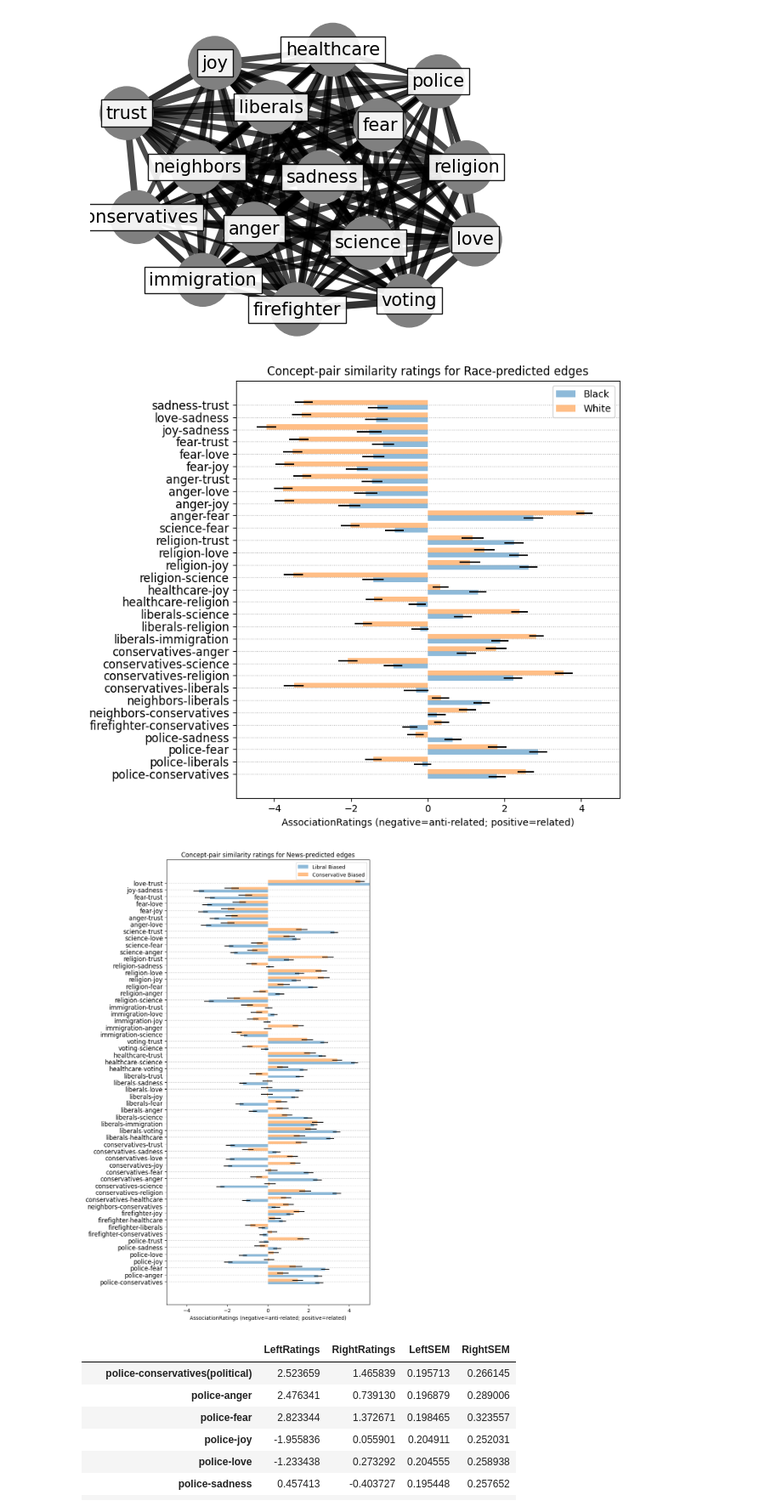
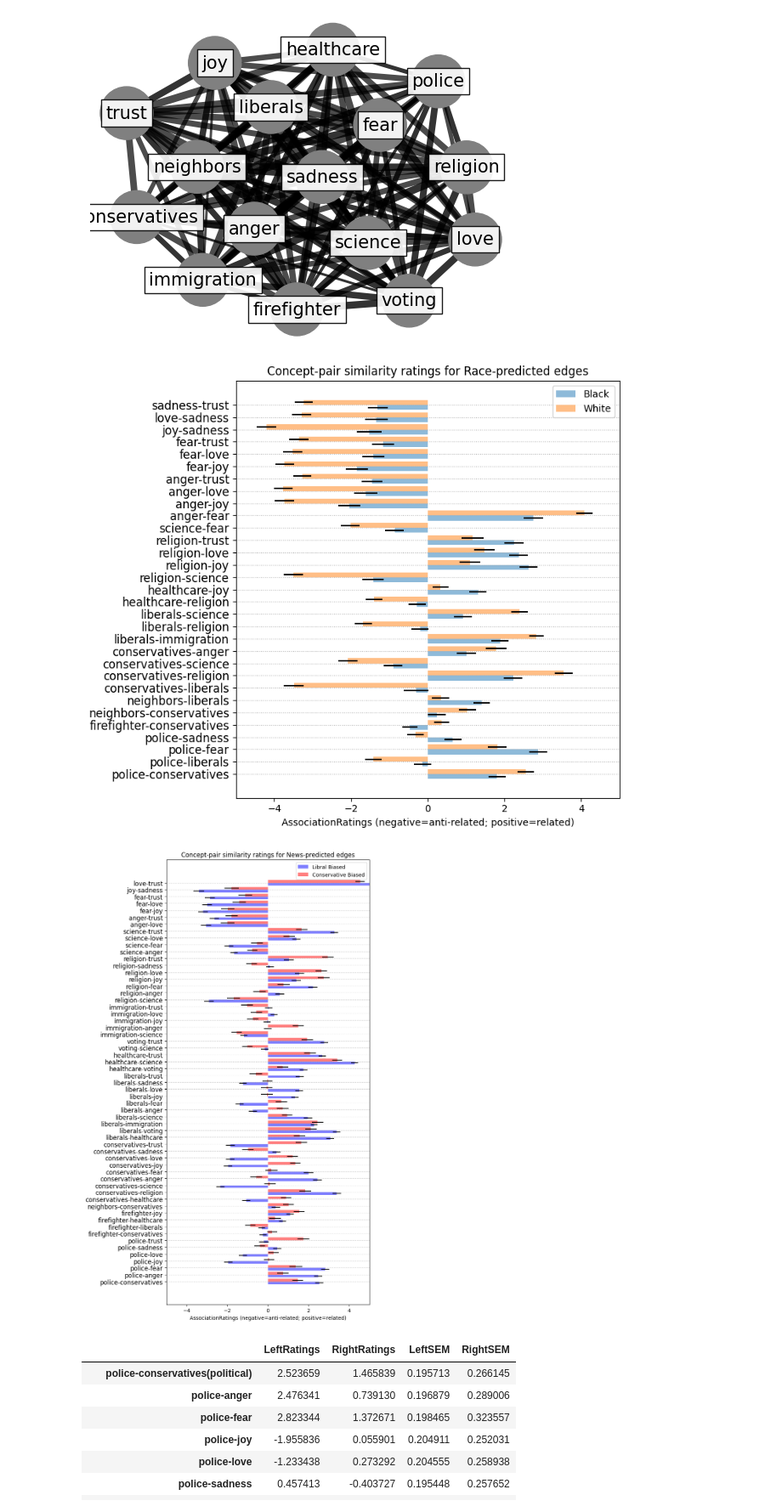
Before and after one commit to ExCaLBBR/ExCaLBBR.github.io, a Jupyter notebook: GeometryBasedDecisions/code/GeoBasedDecisions_AnalysisPipeline.ipynb, the cells around one changed output. Shown at 85% size. Saved outputs shown, nothing was run; the diff lists cells and outputs as text; code cells hidden in the pictures.

```diff
--- a/GeometryBasedDecisions/code/GeoBasedDecisions_AnalysisPipeline.ipynb
+++ b/GeometryBasedDecisions/code/GeoBasedDecisions_AnalysisPipeline.ipynb
@@ -1363,0 +1440,39 @@ plt.show()
+# %%
+#@title Show agreement differences for Race and News differing Belief and Decision items
+
+# Hard code removal until you can debug these items
+FDR_sigbetaBD['0'][0] = False
+FDR_sigbetaBD['34'][0] = False
+
+#FDR Output
+# 0: Race
+# 5: News bias
+blackPdiffRaceBD = conceptBeliefDecision.loc[bfIdx,list(FDR_sigbetaBD.T[0])]
+whitePdiffRaceBD = conceptBeliefDecision.loc[wfIdx,list(FDR_sigbetaBD.T[0])]
+raceMeanAgreementBD = pd.DataFrame({'BlackAvgAgreement': blackPdiffRaceBD.mean(axis=0), 'WhiteAvgAgreement':whitePdiffRaceBD.mean(axis=0)})
+countsBlackBD = blackPdiffRaceBD.sum(axis=0)
+nBlack = blackPdiffRaceBD.shape[0]
+countsWhiteBD = whitePdiffRaceBD.sum(axis=0)
+nWhite = whitePdiffRaceBD.shape[0]
+
+ci_bounds = countsBlackBD.apply(lambda x: wilson_ci(x, nBlack))
+raceMeanAgreementBD[['ci_lowerBlack', 'ci_upperBlack']] = pd.DataFrame(ci_bounds.tolist(), index=raceMeanAgreementBD.index)
+
+ci_bounds = countsWhiteBD.apply(lambda x: wilson_ci(x, nWhite))
+raceMeanAgreementBD[['ci_lowerWhite', 'ci_upperWhite']] = pd.DataFrame(ci_bounds.tolist(), index=raceMeanAgreementBD.index)
+
+
+
+leftPdiffNewsBD = conceptBeliefDecision.loc[leftNewsIdx,list(FDR_sigbetaBD.T[5])]
+rightPdiffNewsBD = conceptBeliefDecision.loc[rightNewsIdx,list(FDR_sigbetaBD.T[5])]
+newsMeanAgreementBD = pd.DataFrame({'LeftAvgAgreement': leftPdiffNewsBD.mean(axis=0), 'RightAvgAgreement':rightPdiffNewsBD.mean(axis=0)})
+countsLeftBD = leftPdiffNewsBD.sum(axis=0)
+nLeft = leftPdiffNewsBD.shape[0]
+countsRightBD = rightPdiffNewsBD.sum(axis=0)
+nRight = rightPdiffNewsBD.shape[0]
+
+ci_bounds = countsLeftBD.apply(lambda x: wilson_ci(x, nLeft))
+newsMeanAgreementBD[['ci_lowerLeft', 'ci_upperLeft']] = pd.DataFrame(ci_bounds.tolist(), index=newsMeanAgreementBD.index)
+
+ci_bounds = countsRightBD.apply(lambda x: wilson_ci(x, nRight))
+newsMeanAgreementBD[['ci_lowerRight', 'ci_upperRight']] = pd.DataFrame(ci_bounds.tolist(), index=newsMeanAgreementBD.index)
@@ -1490,36 +1782,36 @@ fig, ax_race = plt.subplots()
 ax_race.barh(r1_race, bfsePRaM_mean, xerr=bfsePRaM_SEM, height=bar_width, alpha=0.5, label='Black')
 ax_race.barh(r2_race, wfsePRaM_mean, xerr=wfsePRaM_SEM, height=bar_width, alpha=0.5, label='White')
 plt.title('Concept-pair similarity ratings for Race-predicted edges')
 ax_race.set_yticks([r + bar_width / 2 for r in range(len(bfsePRaM_mean))])
 ax_race.set_yticklabels(raceEdges_trim, rotation=0, size=12)
 #ax_race.grid(which = "minor", axis='y', linestyle = "dashed")
 #ax_race.minorticks_on()
 ax_race.set_xlabel('AssociationRatings (negative=anti-related; positive=related)')
 ax_race.legend()
 plt.xlim([-5, 5])
 ax_race.yaxis.grid(ls = 'dotted')
 plt.show()
 
 
 # Plot grouped bar chart with error bars
 plt.rcParams["figure.figsize"] = [8, 13.0]
 plt.rcParams["figure.autolayout"] = True
 r1_news = np.arange(len(lfsePRaM_mean))
 r2_news = [x + bar_width for x in r1_news]
 fig, ax_news = plt.subplots()
-ax_news.barh(r1_news, lfsePRaM_mean, xerr=lfsePRaM_SEM, height=bar_width, alpha=0.5, label='Libral Biased')
-ax_news.barh(r2_news, rtsePRaM_mean, xerr=rtsePRaM_SEM, height=bar_width, alpha=0.5, label='Conservative Biased')
+ax_news.barh(r1_news, lfsePRaM_mean, xerr=lfsePRaM_SEM, height=bar_width, alpha=0.5, label='Libral Biased', color='blue')
+ax_news.barh(r2_news, rtsePRaM_mean, xerr=rtsePRaM_SEM, height=bar_width, alpha=0.5, label='Conservative Biased', color='red')
 plt.title('Concept-pair similarity ratings for News-predicted edges')
 ax_news.set_yticks([r + bar_width / 2 for r in range(len(lfsePRaM_mean))])
 ax_news.set_yticklabels(newsEdges_trim, rotation=0, size = 12)
 ax_news.set_xlabel('AssociationRatings (negative=anti-related; positive=related)')
 ax_news.legend()
 plt.xlim([-5, 5])
 ax_news.yaxis.grid(ls = 'dotted')
 plt.show()
 # %% [output]
 [figure]
-[figure, old version]
+[figure, new version]
 # %%
 # @title Paper-relevant descriptive statistics
 pd.set_option('mode.chained_assignment', None)
```
Also changed, not shown: parts of 28 cells of this notebook.
